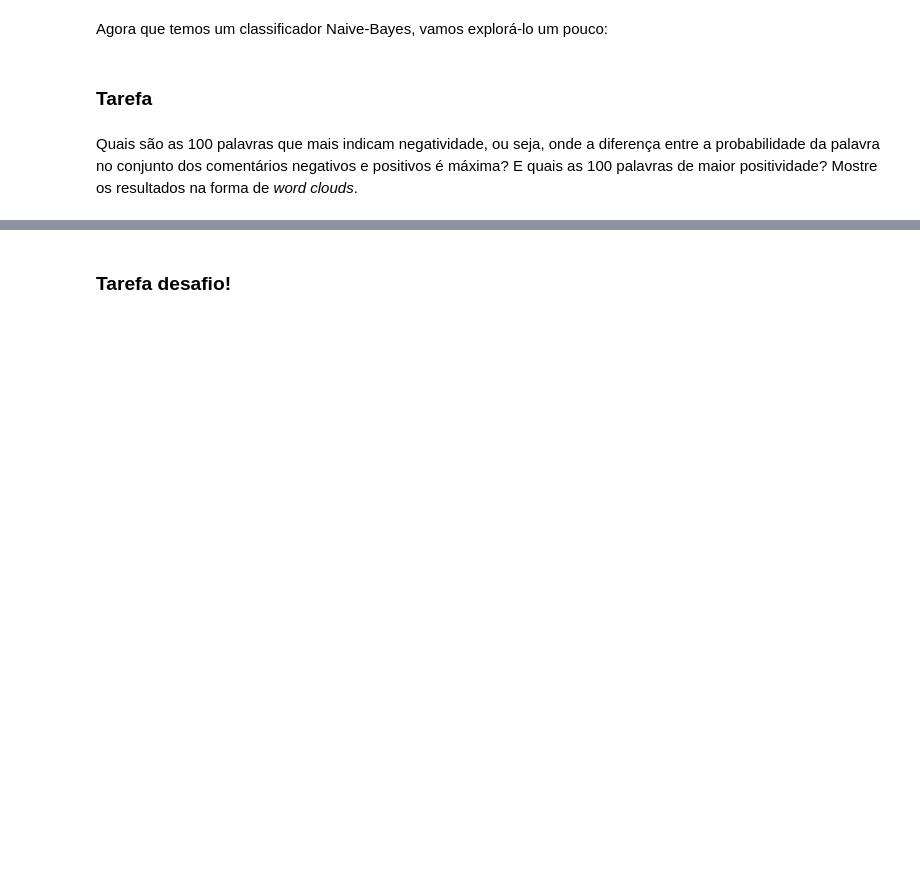
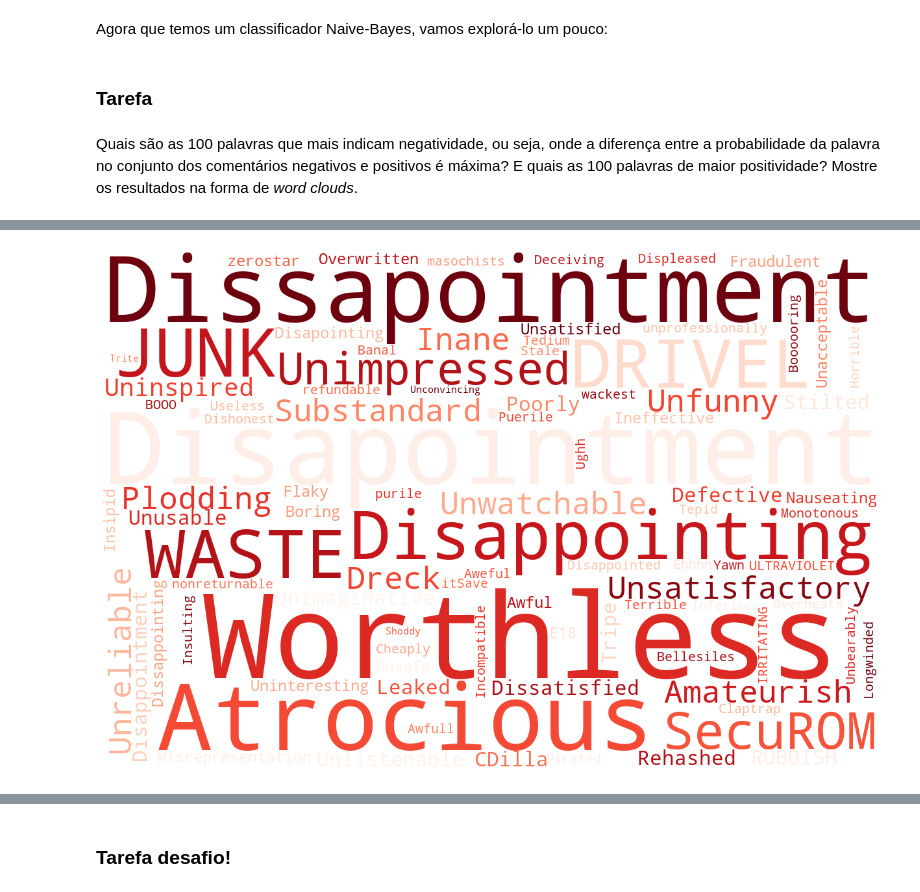
Before and after one commit to Paulokim1/Projeto-Spark, a Jupyter notebook: projeto_spark.ipynb, the cells around one changed output, grey strips where cells are left out. Cells and saved outputs as stored; diff of their text form; code cells hidden in the pictures; blank space fills up the shorter version.

```diff
--- a/projeto_spark.ipynb
+++ b/projeto_spark.ipynb
@@ -229,8 +229,8 @@ cnt_log.take(3)
 # %% [markdown]
 Separe o RDD original em dois RDDs: o dos reviews positivos e o dos negativos. Em seguida, use as funções anteriores para construir RDDs que contem os pares (palavra, $\log_{10}\left(c \, / \, T\right)$)
 # %%
-negative_rdd = rdd.filter(lambda x: x[0] == 2)
-positive_rdd = rdd.filter(lambda x: x[0] == 1)
+negative_rdd = rdd.filter(lambda x: x[0] == 1)
+positive_rdd = rdd.filter(lambda x: x[0] == 2)
 
 negative_word_count = count_word(negative_rdd)
 positive_word_count = count_word(positive_rdd)
@@ -255,10 +273,10 @@ pos_rdd.fullOuterJoin(neg_rdd).map(lambda x: (x[0], x[1][1], x[1][0])).take(1)
 # %% [output]
 [('family', -3.3543939677236634, -3.807023215978198)]
 # %%
-pre_unified_rdd = pos_rdd \
+unified_rdd = pos_rdd \
                 .fullOuterJoin(neg_rdd) \
                 .map(lambda x: (x[0], x[1][1], x[1][0]))
-unified_rdd = pre_unified_rdd.collect()
+pos_neg_list = unified_rdd.collect()
 # %% [markdown]
 #### Tarefa
 # %% [markdown]
@@ -317,3 +325,19 @@ Agora que temos um classificador Naive-Bayes, vamos explorá-lo um pouco:
 ### Tarefa
 # %% [markdown]
 Quais são as 100 palavras que mais indicam negatividade, ou seja, onde a diferença entre a probabilidade da palavra no conjunto dos comentários negativos e positivos é máxima? E quais as 100 palavras de maior positividade? Mostre os resultados na forma de *word clouds*.
+# %%
+# (palavra, log_prob_positivo, log_prob_negativo)
+
+# Devido a falta de smoothing, tivemos alguns valores de probabilidade None logo, vamos excluí-los com o filter
+
+negativity = unified_rdd \
+                .filter(lambda x: x[1] != None and x[2] != None) \
+                .map(lambda x: (x[0], x[2] - x[1])) \
+                .sortBy(lambda x: x[1], ascending = False) \
+                .take(100)
+
+positivity = unified_rdd \
+                .filter(lambda x: x[1] != None and x[2] != None) \
+                .map(lambda x: (x[0], x[1] - x[2])) \
+                .sortBy(lambda x: x[1], ascending = False) \
+                .take(100)
@@ -319,0 +381,10 @@ Quais são as 100 palavras que mais indicam negatividade, ou seja, onde a difere
+# %%
+# Precisamos passar as palavras em uma string única, porque o wordcloud tem isso como param
+
+negativity_text = " ".join(review[0] for review in negativity)
+positivity_text = " ".join(review[0] for review in positivity)
+
+print("------- Common words associated to negativity -------")
+print(negativity_text + "\n")
+print("------- Common words associated to positivity -------")
+print(positivity_text + "\n")
@@ -319,0 +397,13 @@ Quais são as 100 palavras que mais indicam negatividade, ou seja, onde a difere
+# %%
+# Generate a word cloud image for NEGATIVITY
+wordcloud = WordCloud(colormap = "Reds", background_color="white", width = 1200, height = 800,).generate(negativity_text)
+
+# Display the generated image:
+# the matplotlib way:
+plt.figure(figsize = (12, 8), facecolor = None)
+plt.imshow(wordcloud)
+plt.axis("off")
+plt.tight_layout(pad = 0)
+plt.show()
+# %% [output]
+[figure, added]
```
Also changed, not shown: parts of 27 cells of this notebook.
